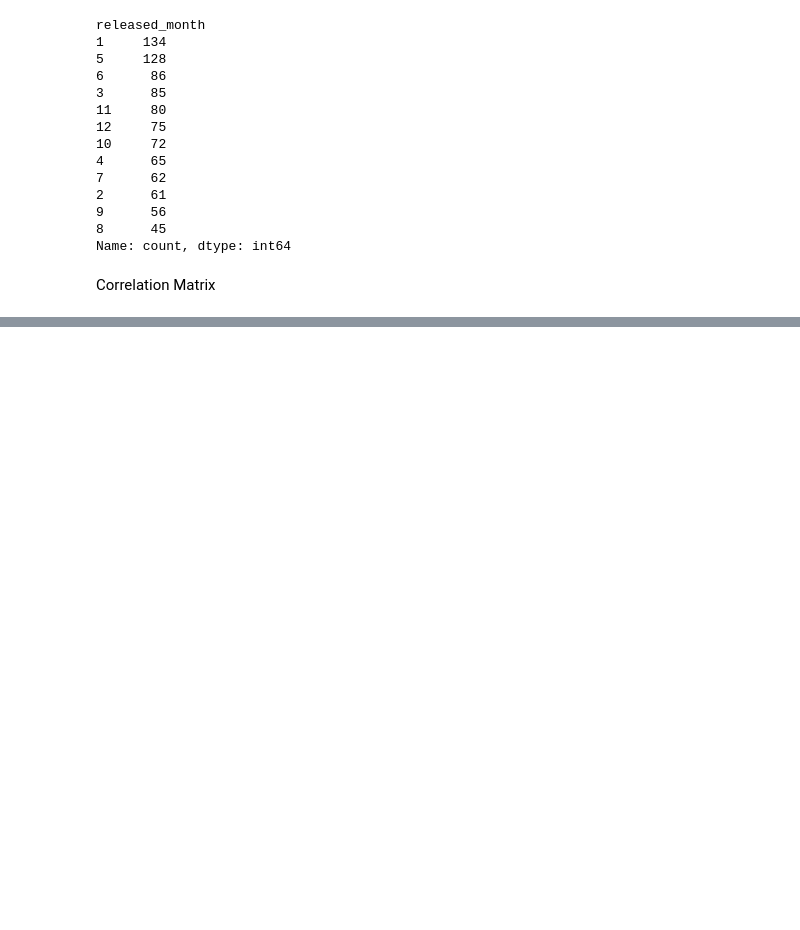
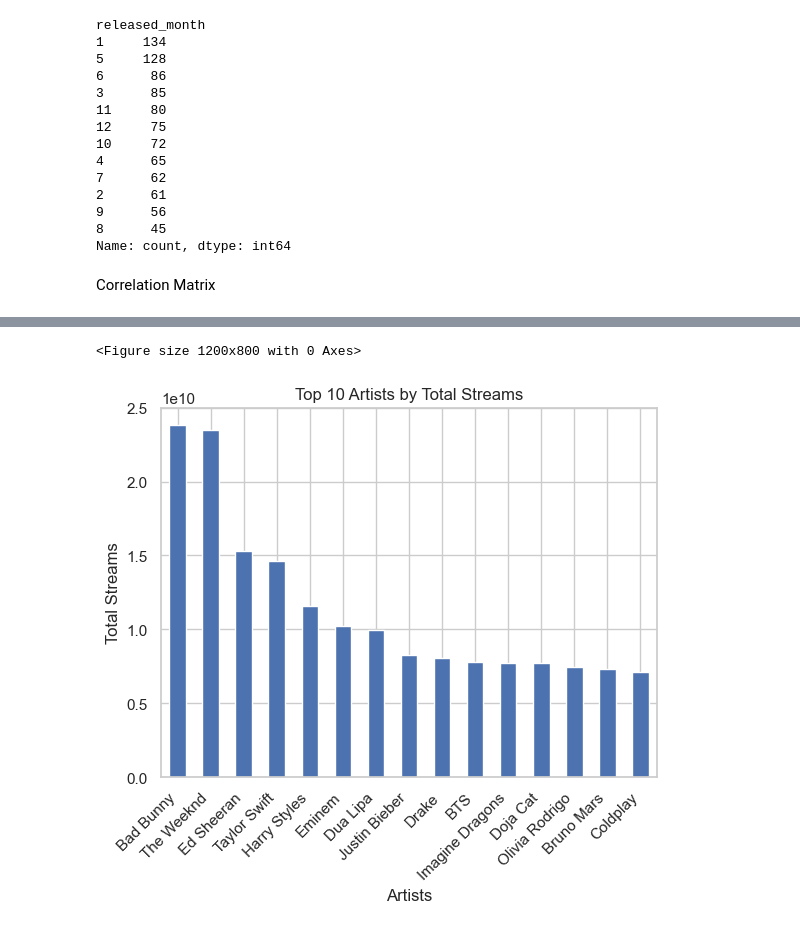
Before and after one commit to i-ap5/FamBus, a Jupyter notebook: famBus.ipynb, the cells around one changed output, grey strips where cells are left out. Cells and saved outputs as stored; diff of their text form; code cells hidden in the pictures; blank space fills up the shorter version.

```diff
--- a/famBus.ipynb
+++ b/famBus.ipynb
@@ -1007,20 +859,0 @@ top_songs_by_streams[['track_name', 'artists', 'streams']]
-# %%
-import seaborn as sns
-
-df_copy['released_year'] = pd.to_datetime(df_copy['released_year'], format='%Y')
-
-# Group by 'released_year' and calculate the mean for each feature
-features_to_analyze = ['danceability_%', 'valence_%' ]  # Add more features as needed
-mean_features_by_year = df_copy.groupby('released_year')[features_to_analyze].mean().reset_index()
-
-# Line plots for each feature
-plt.figure(figsize=(12, 6))
-
-for feature in features_to_analyze:
-    sns.lineplot(data=mean_features_by_year, x='released_year', y=feature, label=feature)
-
-plt.title('Musical Feature Evolution Over the Years')
-plt.xlabel('Year')
-plt.ylabel('Mean Value')
-plt.legend()
-plt.show()
@@ -1105,0 +909,5 @@ released_year
+# %%
+artist_streams = df_split_artists.groupby('artists')['streams'].sum()
+artist_streams = artist_streams.sort_values(ascending=False)
+df_artist_streams = pd.DataFrame(artist_streams)
+df_artist_streams
@@ -1105,0 +950,17 @@ released_year
+# %%
+plt.figure(figsize=(12, 8))
+df_artist_streams.head(15).plot(kind='bar', legend=False)
+
+# Set x-axis ticks and labels
+plt.xticks(rotation=45, ha='right')  # Rotate artist names for better visibility
+
+# Set plot labels and title
+plt.xlabel('Artists')
+plt.ylabel('Total Streams')
+plt.title('Top 10 Artists by Total Streams')
+
+# Show the plot
+plt.show()
+# %% [output]
+<Figure size 1200x800 with 0 Axes>
+[figure, added]
```
Also changed, not shown: parts of 54 cells of this notebook, 1 other file.
